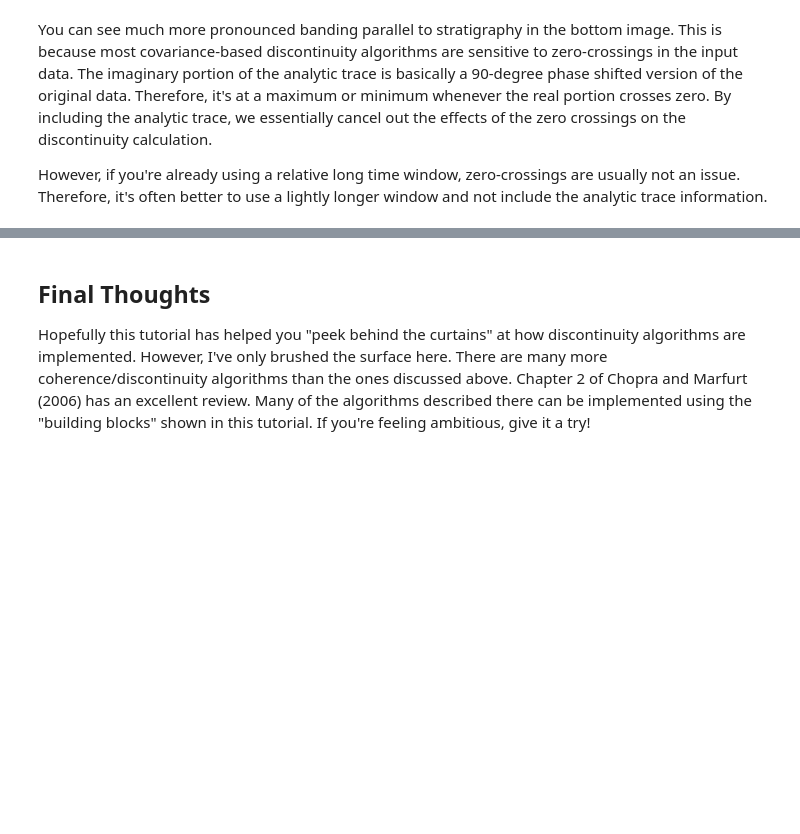
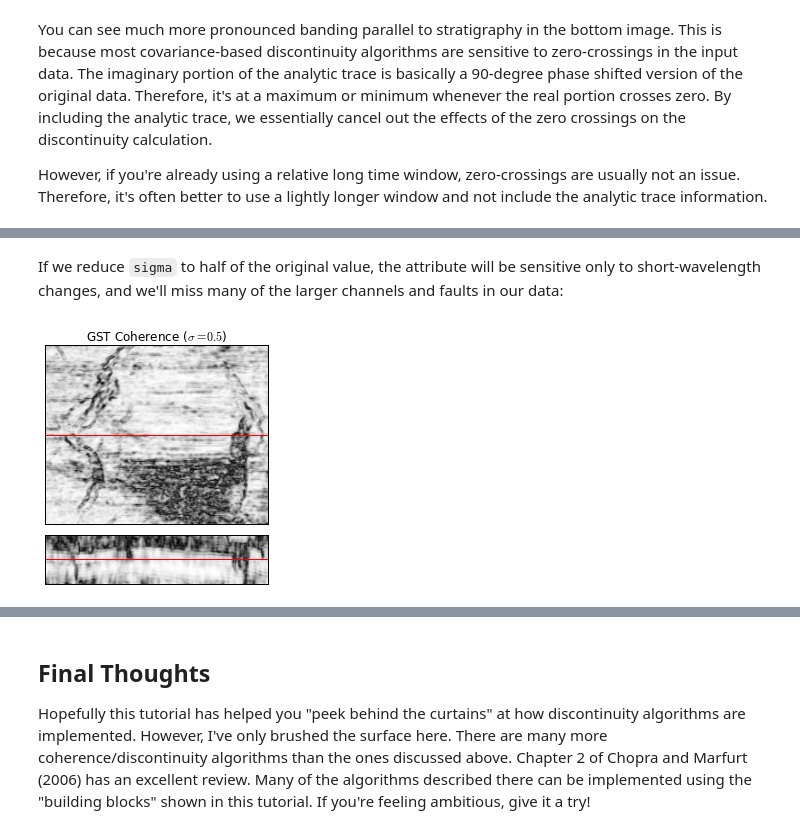
Before and after one commit to seg/tutorials, a Jupyter notebook: 1512_Semblance_coherence_and_discontinuity/Discontinuity_tutorial.ipynb, the cells around one changed output, grey strips where cells are left out. Cells and saved outputs as stored; diff of their text form; code cells hidden in the pictures; blank space fills up the shorter version.

```diff
--- a/1512_Semblance_coherence_and_discontinuity/Discontinuity_tutorial.ipynb
+++ b/1512_Semblance_coherence_and_discontinuity/Discontinuity_tutorial.ipynb
@@ -495,0 +549,7 @@ def vary_xwin(xwin, zwin=9):
+# %% [markdown]
+If we reduce `sigma` to half of the original value, the attribute will be sensitive only to short-wavelength changes, and we'll miss many of the larger channels and faults in our data:
+# %%
+gst_coh = gst_coherence(seismic, (3, 3, 9), sigma=0.5)
+plot(gst_coh, r'GST Coherence ($\sigma=0.5$)')
+# %% [output]
+[figure, added]
```
Also changed, not shown: parts of 28 cells of this notebook.
